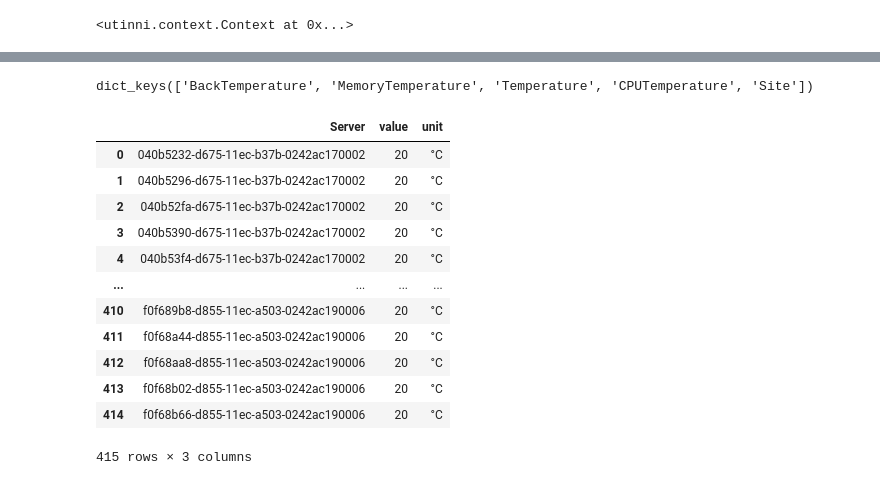
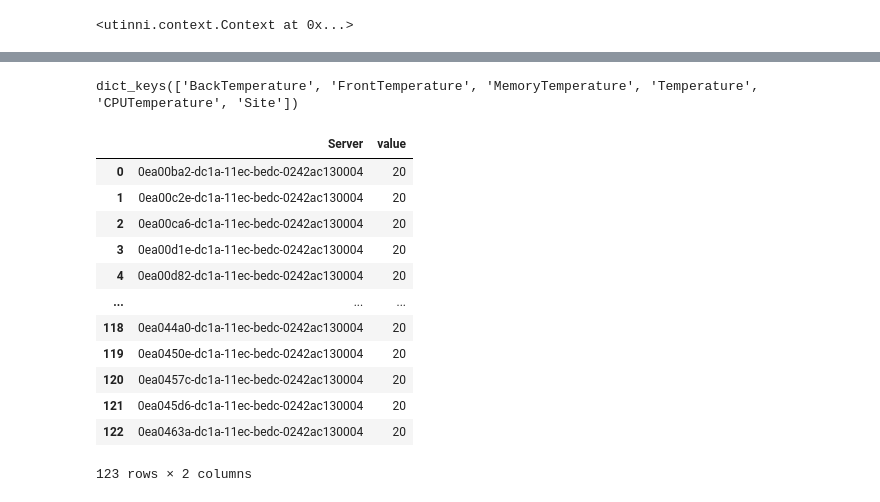
Before and after one commit to cap-dcwiz/Tiro, a Jupyter notebook: demo/data_access.ipynb, the cells around one changed output, grey strips where cells are left out. Drawn from its saved outputs; the diff is of its cells as text; code cells hidden in the pictures.

```diff
--- a/demo/data_access.ipynb
+++ b/demo/data_access.ipynb
@@ -43,22 +43,22 @@ table["CPUTemperature"].value
 # %%
-table = context.tiro_table(Path("./config/use1.yaml"), only_ts=False, fill_with_default=True, agg_fn="last")
+table = context.tiro_table(Path("./config/use1.yaml"), agg_fn="last")
 
 table.value.keys()
 # %% [output]
-dict_keys(['BackTemperature', 'MemoryTemperature', 'Temperature', 'CPUTemperature', 'Site'])
+dict_keys(['BackTemperature', 'FrontTemperature', 'MemoryTemperature', 'Temperature', 'CPUTemperature', 'Site'])
 # %%
-context.tiro_table(pattern_or_uses=".*Server%(CPU|M|emory)Temperature", type="status", as_df=True, include_tags="Server")["CPUTemperature"].value
+context.tiro_table(".*Server%(CPU|M|emory)Temperature", type="status", as_dataframe=True, include_tags="Server", value_only=True)["CPUTemperature"].value
 # %% [output]
-|  | Server | value | unit |
-| 0 | 040b5232-d675-11ec-b37b-0242ac170002 | 20 | °C |
-| 1 | 040b5296-d675-11ec-b37b-0242ac170002 | 20 | °C |
-| 2 | 040b52fa-d675-11ec-b37b-0242ac170002 | 20 | °C |
-| 3 | 040b5390-d675-11ec-b37b-0242ac170002 | 20 | °C |
-| 4 | 040b53f4-d675-11ec-b37b-0242ac170002 | 20 | °C |
-| ... | ... | ... | ... |
-| 410 | f0f689b8-d855-11ec-a503-0242ac190006 | 20 | °C |
-| 411 | f0f68a44-d855-11ec-a503-0242ac190006 | 20 | °C |
-| 412 | f0f68aa8-d855-11ec-a503-0242ac190006 | 20 | °C |
-| 413 | f0f68b02-d855-11ec-a503-0242ac190006 | 20 | °C |
-| 414 | f0f68b66-d855-11ec-a503-0242ac190006 | 20 | °C |
+|  | Server | value |
+| 0 | 0ea00ba2-dc1a-11ec-bedc-0242ac130004 | 20 |
+| 1 | 0ea00c2e-dc1a-11ec-bedc-0242ac130004 | 20 |
+| 2 | 0ea00ca6-dc1a-11ec-bedc-0242ac130004 | 20 |
+| 3 | 0ea00d1e-dc1a-11ec-bedc-0242ac130004 | 20 |
+| 4 | 0ea00d82-dc1a-11ec-bedc-0242ac130004 | 20 |
+| ... | ... | ... |
+| 118 | 0ea044a0-dc1a-11ec-bedc-0242ac130004 | 20 |
+| 119 | 0ea0450e-dc1a-11ec-bedc-0242ac130004 | 20 |
+| 120 | 0ea0457c-dc1a-11ec-bedc-0242ac130004 | 20 |
+| 121 | 0ea045d6-dc1a-11ec-bedc-0242ac130004 | 20 |
+| 122 | 0ea0463a-dc1a-11ec-bedc-0242ac130004 | 20 |
-415 rows × 3 columns
+123 rows × 2 columns
```
Also changed, not shown: parts of 8 cells of this notebook, 15 other files.
